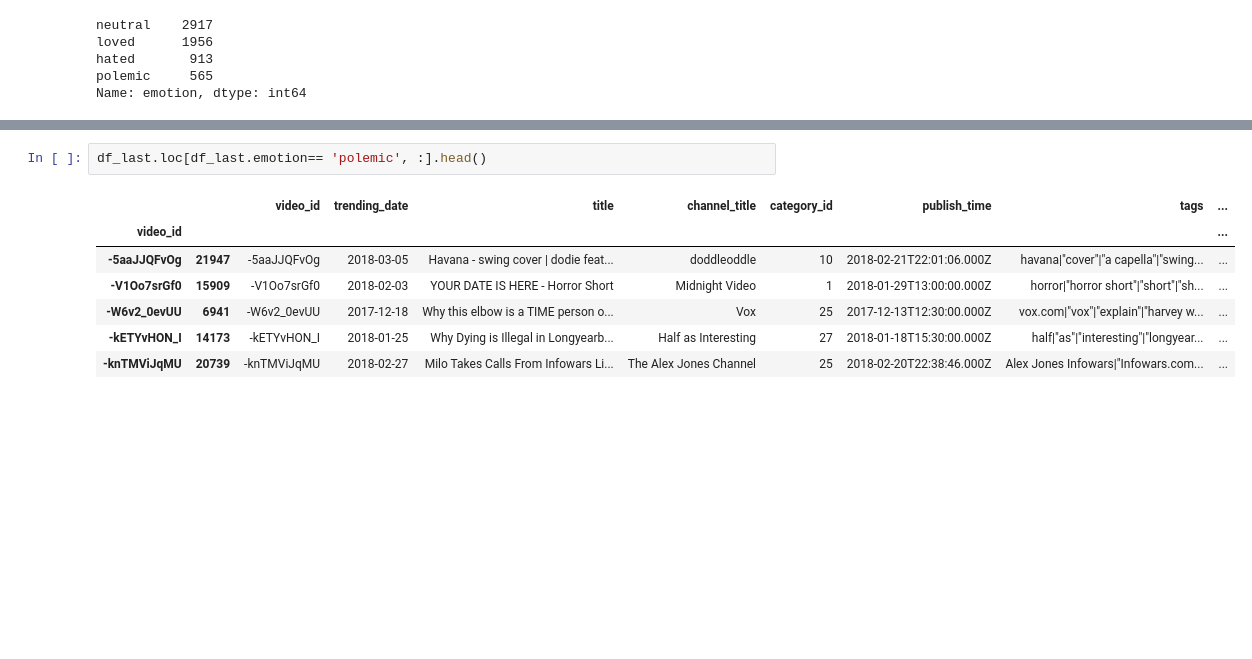
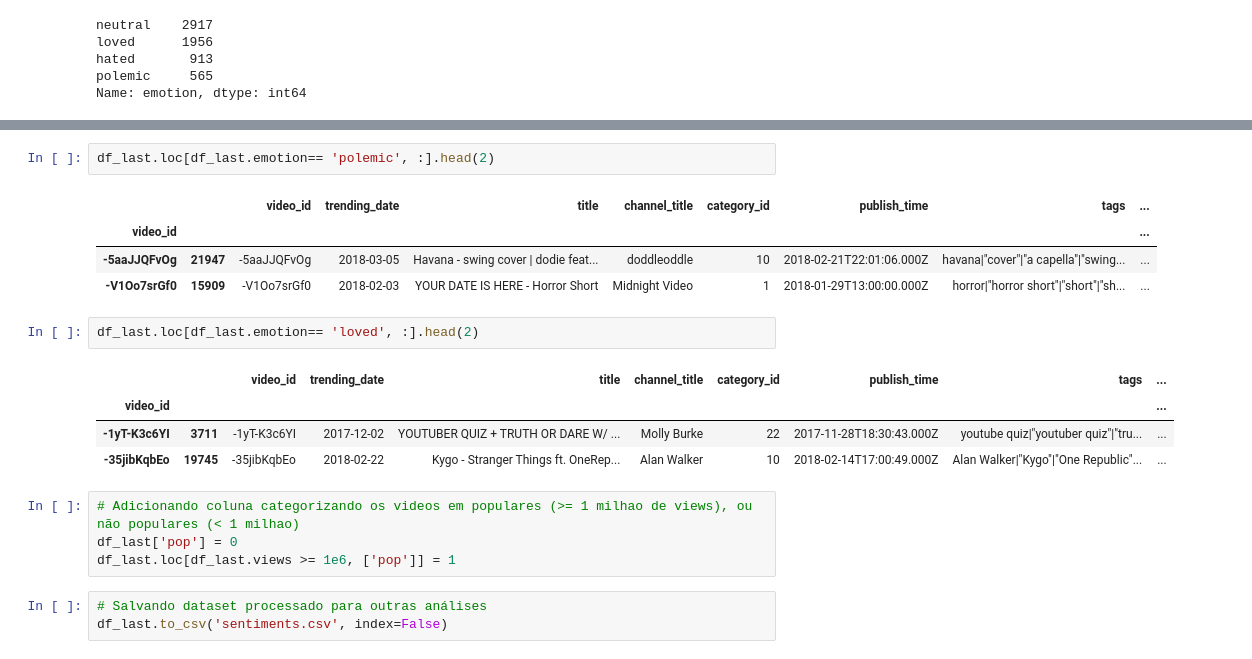
Before and after one commit to criswada/Lovelace, a Jupyter notebook: notebooks/Sentiment_Analysis_Youtube.ipynb, the cells around one changed output, grey strips where cells are left out. Cells and saved outputs as stored; diff of their text form; blank space fills up the shorter version.

```diff
--- a/notebooks/Sentiment_Analysis_Youtube.ipynb
+++ b/notebooks/Sentiment_Analysis_Youtube.ipynb
@@ -102,10 +99,21 @@ df_last.loc[df_last.emotion== 'hated', :].head()
 # %%
-df_last.loc[df_last.emotion== 'polemic', :].head()
+df_last.loc[df_last.emotion== 'polemic', :].head(2)
 # %% [output]
 |  |  | video_id | trending_date | title | channel_title | category_id | publish_time | tags | ... |
 | video_id |  |  |  |  |  |  |  |  | ... |
 | -5aaJJQFvOg | 21947 | -5aaJJQFvOg | 2018-03-05 | Havana - swing cover | dodie feat... | doddleoddle | 10 | 2018-02-21T22:01:06.000Z | havana|"cover"|"a capella"|"swing... | ... |
 | -V1Oo7srGf0 | 15909 | -V1Oo7srGf0 | 2018-02-03 | YOUR DATE IS HERE - Horror Short | Midnight Video | 1 | 2018-01-29T13:00:00.000Z | horror|"horror short"|"short"|"sh... | ... |
-| -W6v2_0evUU | 6941 | -W6v2_0evUU | 2017-12-18 | Why this elbow is a TIME person o... | Vox | 25 | 2017-12-13T12:30:00.000Z | vox.com|"vox"|"explain"|"harvey w... | ... |
-| -kETYvHON_I | 14173 | -kETYvHON_I | 2018-01-25 | Why Dying is Illegal in Longyearb... | Half as Interesting | 27 | 2018-01-18T15:30:00.000Z | half|"as"|"interesting"|"longyear... | ... |
-| -knTMViJqMU | 20739 | -knTMViJqMU | 2018-02-27 | Milo Takes Calls From Infowars Li... | The Alex Jones Channel | 25 | 2018-02-20T22:38:46.000Z | Alex Jones Infowars|"Infowars.com... | ... |
+# %%
+df_last.loc[df_last.emotion== 'loved', :].head(2)
+# %% [output]
+|  |  | video_id | trending_date | title | channel_title | category_id | publish_time | tags | ... |
+| video_id |  |  |  |  |  |  |  |  | ... |
+| -1yT-K3c6YI | 3711 | -1yT-K3c6YI | 2017-12-02 | YOUTUBER QUIZ + TRUTH OR DARE W/ ... | Molly Burke | 22 | 2017-11-28T18:30:43.000Z | youtube quiz|"youtuber quiz"|"tru... | ... |
+| -35jibKqbEo | 19745 | -35jibKqbEo | 2018-02-22 | Kygo - Stranger Things ft. OneRep... | Alan Walker | 10 | 2018-02-14T17:00:49.000Z | Alan Walker|"Kygo"|"One Republic"... | ... |
+# %%
+# Adicionando coluna categorizando os videos em populares (>= 1 milhao de views), ou não populares (< 1 milhao)
+df_last['pop'] = 0
+df_last.loc[df_last.views >= 1e6, ['pop']] = 1
+# %%
+# Salvando dataset processado para outras análises
+df_last.to_csv('sentiments.csv', index=False)
```
Also changed, not shown: parts of 2 cells of this notebook.
